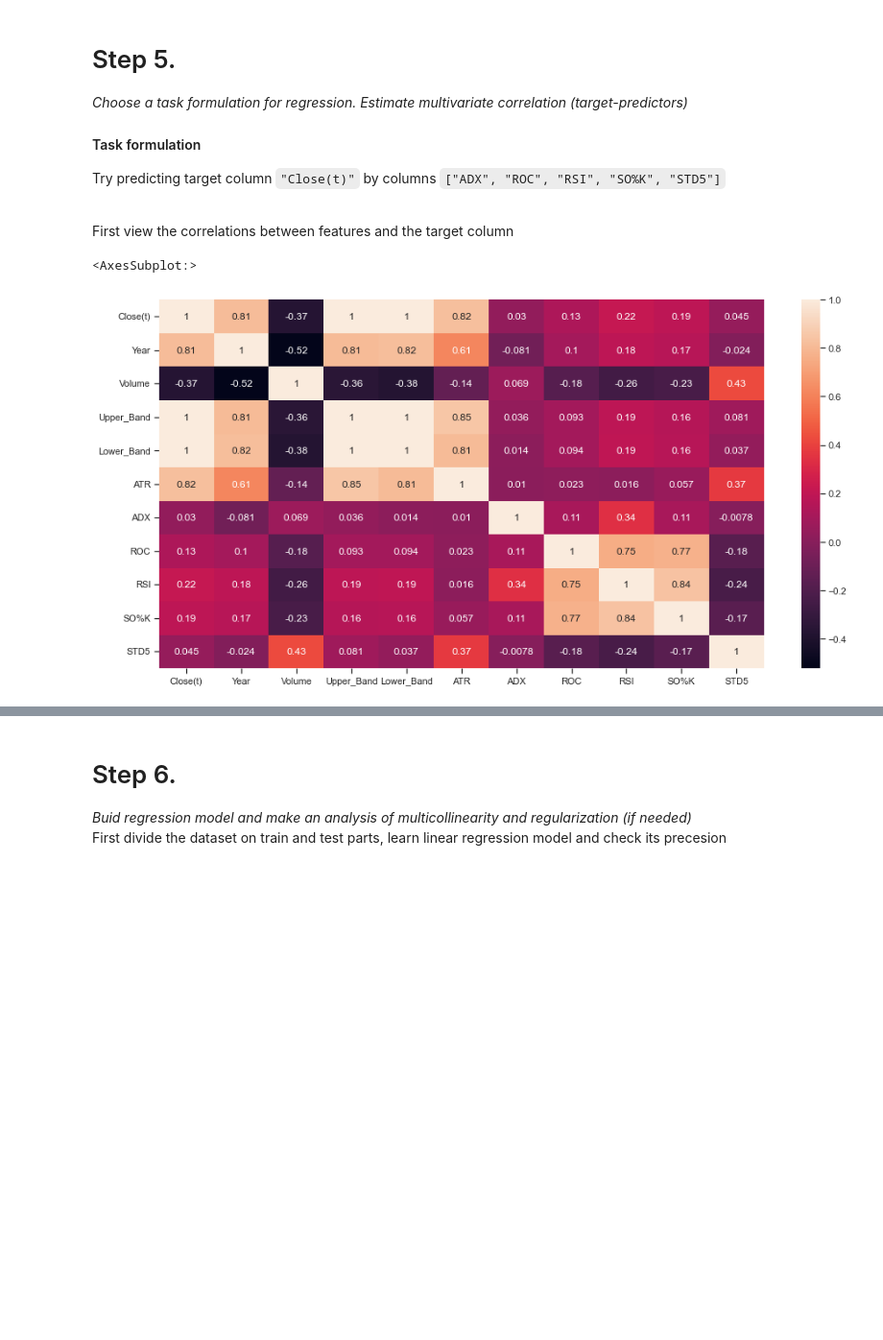
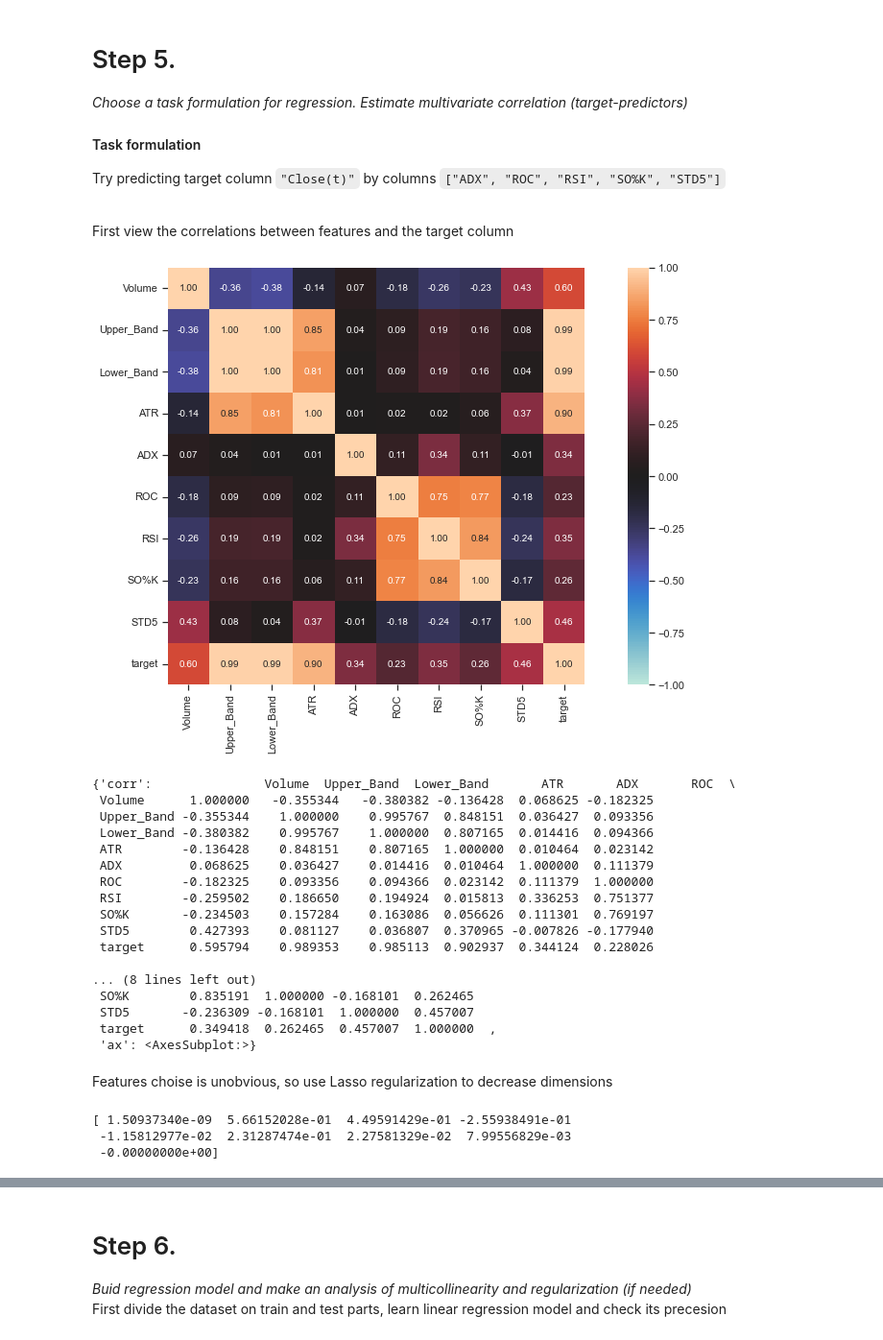
Before and after one commit to Resurrectiontent/MethodsAndModelsForMultivariateDataAnalysis, a Jupyter notebook: lab2.ipynb, the cells around one changed output, grey strips where cells are left out. Shown at 96% size. Drawn from its saved outputs; the diff is of its cells as text; code cells hidden in the pictures; blank space fills up the shorter version.

```diff
--- a/lab2.ipynb
+++ b/lab2.ipynb
@@ -258,9 +255,46 @@ display(DataFrame.from_records([[col, *get_stats_row(col)] for col in FEATURES],
 #### Task formulation
 <p>Try predicting target column <code>"Close(t)"</code> by columns <code>["ADX", "ROC", "RSI", "SO%K", "STD5"]</code></p><br/>
 First view the correlations between features and the target column
-# %%
-plt.figure(figsize=(16, 8))
-sns.heatmap(msft.corr(method='pearson'), annot=True)
-# %% [output]
-<AxesSubplot:>
-[figure, removed]
+# %%
+target = [f'{CATEGORIES}-{i}' for i in msft[CATEGORIES]]
+
+heatmap_X = msft[FEATURES]
+heatmap_y = pd.DataFrame(data=target, columns=['target'])
+heatmap_df = pd.concat([heatmap_X, heatmap_y], axis=1)
+
+associations(heatmap_df, figsize=(16, 8))
+#sns.heatmap(msft.corr(method='pearson'), annot=True)#association of correlation y discrete column
+#use correlation ration
+# %% [output]
+[figure, added]
+{'corr':               Volume  Upper_Band  Lower_Band       ATR       ADX       ROC  \
+ Volume      1.000000   -0.355344   -0.380382 -0.136428  0.068625 -0.182325
+ Upper_Band -0.355344    1.000000    0.995767  0.848151  0.036427  0.093356
+ Lower_Band -0.380382    0.995767    1.000000  0.807165  0.014416  0.094366
+ ATR        -0.136428    0.848151    0.807165  1.000000  0.010464  0.023142
+ ADX         0.068625    0.036427    0.014416  0.010464  1.000000  0.111379
+ ROC        -0.182325    0.093356    0.094366  0.023142  0.111379  1.000000
+ RSI        -0.259502    0.186650    0.194924  0.015813  0.336253  0.751377
+ SO%K       -0.234503    0.157284    0.163086  0.056626  0.111301  0.769197
+ STD5        0.427393    0.081127    0.036807  0.370965 -0.007826 -0.177940
+ target      0.595794    0.989353    0.985113  0.902937  0.344124  0.228026
+
+... (8 lines left out)
+ SO%K        0.835191  1.000000 -0.168101  0.262465
+ STD5       -0.236309 -0.168101  1.000000  0.457007
+ target      0.349418  0.262465  0.457007  1.000000  ,
+ 'ax': <AxesSubplot:>}
+# %% [markdown]
+Features choise is unobvious, so use Lasso regularization to decrease dimensions
+# %%
+X = msft[FEATURES]
+y = msft[TARGET]
+X_train, X_test, y_train, y_test = train_test_split(X, y, test_size=0.275, random_state=42)
+
+clf = linear_model.Lasso(alpha=0.1)
+clf.fit(X_train, y_train)
+print(clf.coef_)
+# %% [output]
+[ 1.50937340e-09  5.66152028e-01  4.49591429e-01 -2.55938491e-01
+ -1.15812977e-02  2.31287474e-01  2.27581329e-02  7.99556829e-03
+ -0.00000000e+00]
```
Also changed, not shown: parts of 9 cells of this notebook.
